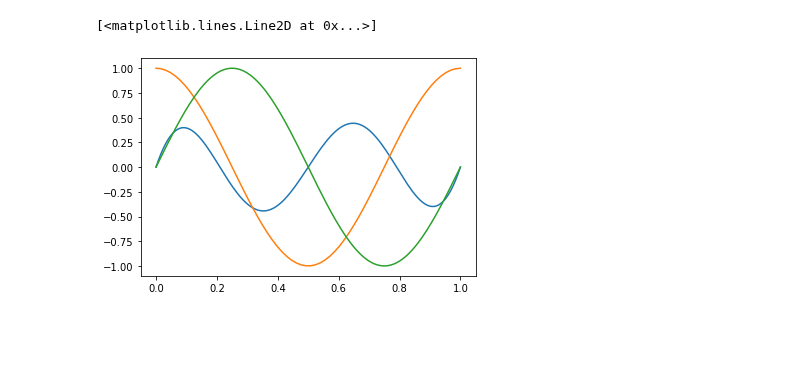
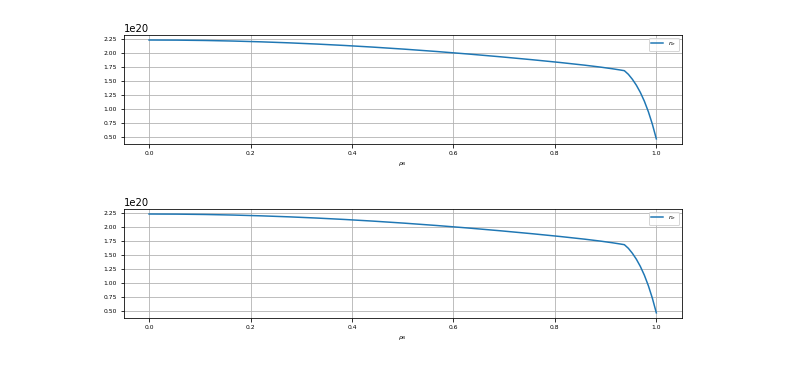
Before and after one commit to fusion-yun/fytok_old, a Jupyter notebook: examples/fytok.ipynb, the cells around one changed output. Drawn from its saved outputs; the diff is of its cells as text; code cells hidden in the pictures; blank space fills up the shorter version.

```diff
--- a/examples/fytok.ipynb
+++ b/examples/fytok.ipynb
@@ -95,3 +87,3 @@ tok.core_profiles.profiles_1d.electrons.density = ne
 # %%
-tok.update()
+tok.update(transport_solver={})
 # %% [output]
@@ -140,7 +97,21 @@ c=a*b
-# %%
-plt.plot(x0,c)
-plt.plot(x1,b)
-plt.plot(x0,a)
-# %% [output]
-[<matplotlib.lines.Line2D at 0x...>]
-[figure, removed]
+# %%
+plot_profiles(
+        [
+        (tok.core_profiles.electrons.density,             r"$n_{e}$"),
+
+            # [
+            #     (tok.core_profiles.electrons.n_diff,          {"color": "green", "label": r"D"}),
+            #     (np.abs(tok.core_profiles.electrons.n_conv),  {"color": "black",  "label": r"$\left|v\right|$"}),
+            # ],
+            #  [
+            #     (tok.core_profiles.electrons.n_s_exp_flux,    {"color": "green", "label": r"Source"}),
+            #     (tok.core_profiles.electrons.n_diff_flux,     {"color": "black", "label": r"Diffusive flux"}),
+            #     (tok.core_profiles.electrons.n_conv_flux,     {"color": "blue",  "label": r"Convective flux"}),
+            #     (tok.core_profiles.electrons.n_residual,      {"color": "red",   "label": r"Residual"}),
+            # ],
+             ],
+    x_axis=(tok.core_profiles.electrons.density.x,   {"label": r"$\rho_{N}$"}),  # x axis,
+    grid=True)
+# %% [output]
+[figure, added]
+[figure, added]
```
Also changed, not shown: parts of 15 cells of this notebook, 4 other files.
